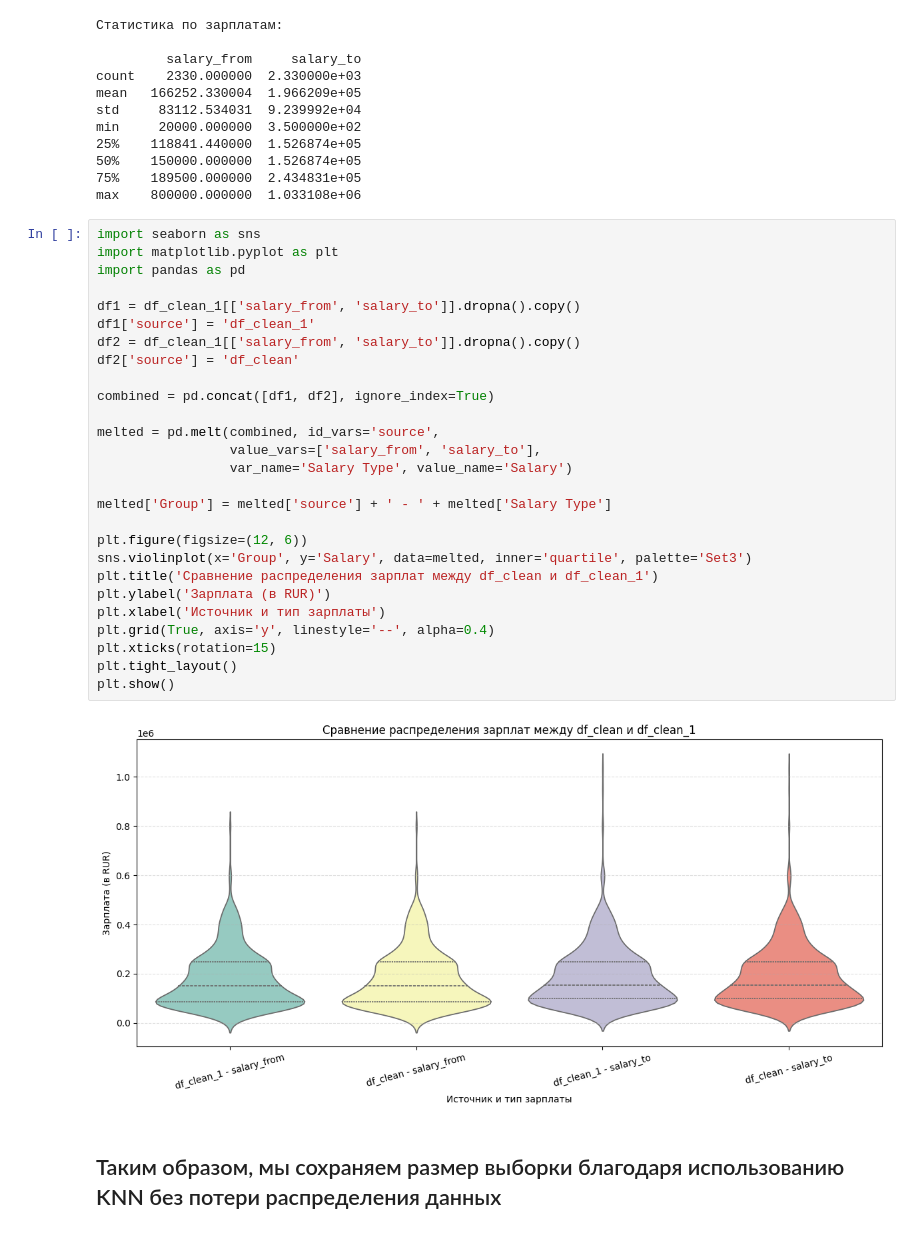
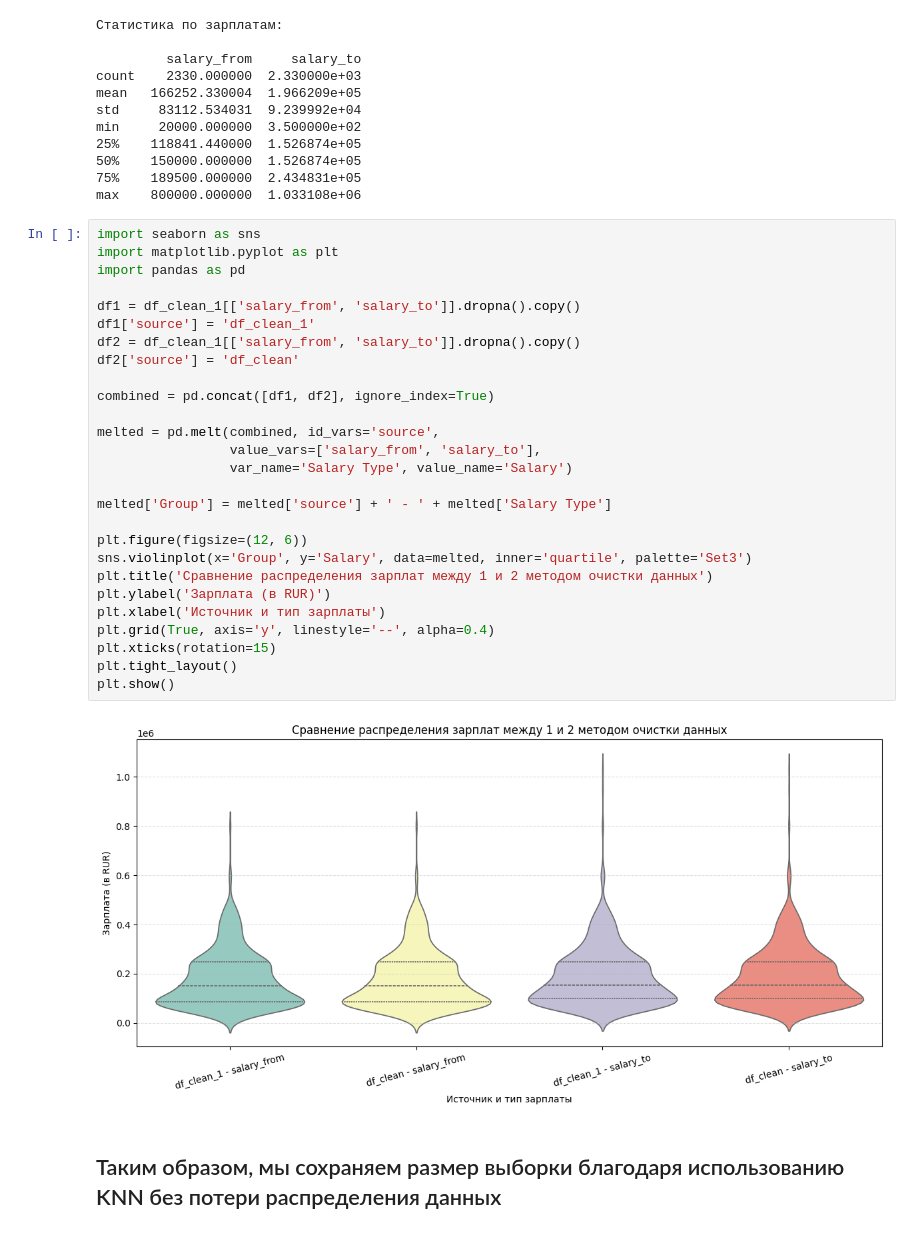
Before and after one commit to onoregleb/data_for_ml, a Jupyter notebook: hw2.ipynb, the cells around one changed output. Drawn from its saved outputs; the diff is of its cells as text.

```diff
--- a/hw2.ipynb
+++ b/hw2.ipynb
@@ -195,32 +193,32 @@ max    800000.000000  1.033108e+06
 # %%
 import seaborn as sns
 import matplotlib.pyplot as plt
 import pandas as pd
 
 df1 = df_clean_1[['salary_from', 'salary_to']].dropna().copy()
 df1['source'] = 'df_clean_1'
 df2 = df_clean_1[['salary_from', 'salary_to']].dropna().copy()
 df2['source'] = 'df_clean'
 
 combined = pd.concat([df1, df2], ignore_index=True)
 
 melted = pd.melt(combined, id_vars='source',
                  value_vars=['salary_from', 'salary_to'],
                  var_name='Salary Type', value_name='Salary')
 
 melted['Group'] = melted['source'] + ' - ' + melted['Salary Type']
 
 plt.figure(figsize=(12, 6))
 sns.violinplot(x='Group', y='Salary', data=melted, inner='quartile', palette='Set3')
-plt.title('Сравнение распределения зарплат между df_clean и df_clean_1')
+plt.title('Сравнение распределения зарплат между 1 и 2 методом очистки данных')
 plt.ylabel('Зарплата (в RUR)')
 plt.xlabel('Источник и тип зарплаты')
 plt.grid(True, axis='y', linestyle='--', alpha=0.4)
 plt.xticks(rotation=15)
 plt.tight_layout()
 plt.show()
 # %% [output]
-[figure, old version]
+[figure, new version]
 # %% [markdown]
 ## Таким образом, мы сохраняем размер выборки благодаря использованию KNN без потери распределения данных
 # %%
```
Also changed, not shown: parts of 8 cells of this notebook.
